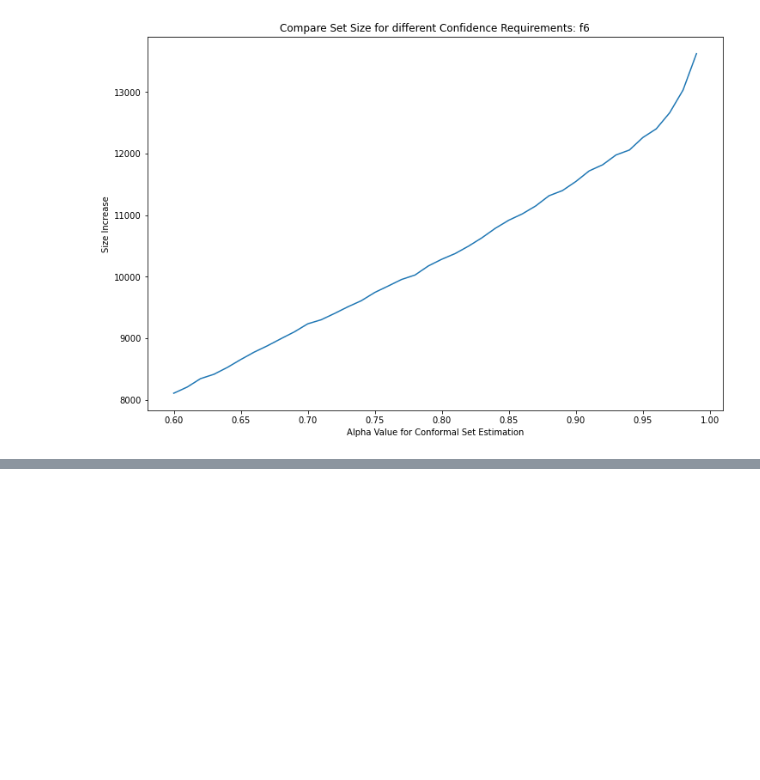
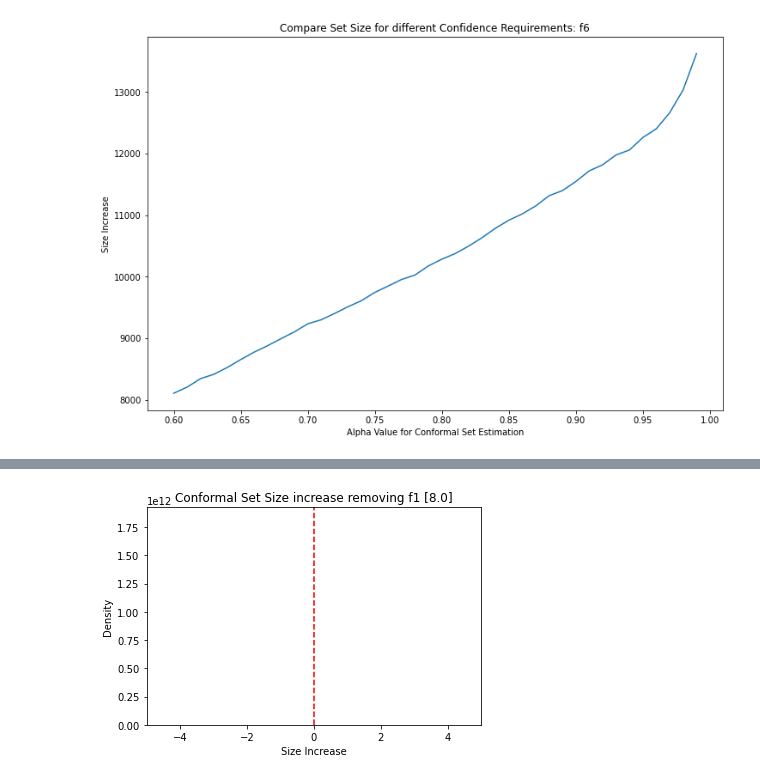
Before and after one commit to JuanMataNaranjo/Explain_Conformal, a Jupyter notebook: linear_data.ipynb, the cells around one changed output, grey strips where cells are left out. Drawn from its saved outputs; the diff is of its cells as text; code cells hidden in the pictures; blank space fills up the shorter version.

Commit message:
Continue experimenting and add quantile prediction (although giving odd results...)

```diff
--- a/linear_data.ipynb
+++ b/linear_data.ipynb
@@ -324,3 +324,100 @@ for variable in ['f1', 'f3', 'f6']:
 [figure]
 [figure]
 [figure]
+# %%
+# Let's try to review this same method but using a Quantile Regressor as model and therefore for the Conformal Predictor too
+
+weights=np.array([8, 4, 0.5, -0.5, 8, -8, -4, -3, 1, 5])
+lineardata = LinearData(n=1000, weights=weights)
+lineardata.X_y_split(y='Y')
+# %%
+from sklearn.linear_model import QuantileRegressor
+import time
+
+plot = None
+type = 'full'
+B = 5
+alpha_model = 0.05
+
+def IOU(conformal_sets_all, conformal_sets_j):
+    loss = []
+    for i in range(len(conformal_sets_all)):
+        tmp = (max(0, conformal_sets_all[i][0]-conformal_sets_j[i][0])+
+                max(0, conformal_sets_j[i][1]-conformal_sets_all[i][1]))/(max(conformal_sets_all[i][1], conformal_sets_j[i][1])-min(conformal_sets_all[i][0], conformal_sets_j[i][0]))
+        loss.append(tmp)
+    return sum(loss)
+
+boot_cov = defaultdict(list)
+boot_size = defaultdict(list)
+boot_IoU = defaultdict(list)
+
+for i in range(B):
+
+    print(i)
+
+    weights=np.array([8, 4, 0.5, -0.5, 8, -8, -4, -3, 1, 5])
+    lineardata = LinearData(n=1000, weights=weights)
+    lineardata.X_y_split(y='Y')
+
+    start = time.time()
+    reg_upper = QuantileRegressor(quantile=1-alpha_model).fit(lineardata.train_data_X, lineardata.train_data_y)
+    reg_lower = QuantileRegressor(quantile=alpha_model).fit(lineardata.train_data_X, lineardata.train_data_y)
+
+    for variable in lineardata.train_data_X.columns:
+
+        simple_conformal = QuantileConformal(alpha=0.05)
+        lambda_all = simple_conformal.calibrate(data_X=lineardata.calib_data_X, data_y=lineardata.calib_data_y, model_upper=reg_upper, model_lower=reg_lower)
+        pred_all = simple_conformal.predict(data=lineardata.test_data_X, model_upper=reg_upper, model_lower=reg_lower, lambda_conformal=lambda_all)
+        cov_all, size_all = simple_conformal.evaluate(pred=pred_all, true_data=lineardata.test_data_y, plot=False)
+
+        data_X_j = copy.copy(lineardata.calib_data_X)
+        data_X_j[variable] = 0
+        data_X_test_j = copy.copy(lineardata.test_data_X)
+        data_X_test_j[variable] = 0
+
+        lambda_j = simple_conformal.calibrate(data_X=data_X_j, data_y=lineardata.calib_data_y, model_upper=reg_upper, model_lower=reg_lower)
+        pred_j = simple_conformal.predict(data=data_X_test_j, model_upper=reg_upper, model_lower=reg_lower, lambda_conformal=lambda_j)
+        cov_j, size_j = simple_conformal.evaluate(pred=pred_j, true_data=lineardata.test_data_y, plot=False)
+        IoU = IOU(pred_all, pred_j)
+
+        boot_cov[variable].extend([cov_j])
+        boot_size[variable].extend([size_j-size_all])
+        boot_IoU[variable].extend([IoU])
+
+import numpy as np
+from matplotlib import pyplot as plt
+
+for i, variable in enumerate(lineardata.calib_data_X.columns):
+
+    data = boot_size[variable]
+
+    # fixed bin size
+    bins = np.arange(min(data), max(data), (max(data)-min(data))/50) # fixed bin size
+
+    plt.xlim([min(0, min(data))-5, max(data)+5])
+
+    plt.hist(data, bins=bins, alpha=0.7, density=True)
+    plt.axvline(x=np.mean(data), color='red', linestyle='--')
+    plt.title('Conformal Set Size increase removing ' + variable + ' [' + str(weights[i]) + ']')
+    plt.xlabel('Size Increase')
+    plt.ylabel('Density')
+    plt.savefig('images\Linear_data\quantile_conformal_set_size_increase_'+variable)
+    plt.show()
+
+for i, variable in enumerate(lineardata.calib_data_X.columns):
+
+    data = boot_IoU[variable]
+
+    # fixed bin size
+    bins = np.arange(min(data), max(data), (max(data)-min(data))/50) # fixed bin size
+
+    plt.xlim([0, max(data)+5])
+
+    plt.hist(data, bins=bins, alpha=0.7, density=True)
+    plt.axvline(x=np.mean(data), color='red', linestyle='--')
+    plt.title('IoU removing ' + variable + ' [' + str(weights[i]) + ']')
+    plt.xlabel('IoU')
+    plt.ylabel('Density')
+    plt.savefig('images\Linear_data\quantile_IoU_'+variable)
+    plt.show()
+# %% [output]
@@ -326,0 +441 @@ for variable in ['f1', 'f3', 'f6']:
+[figure, added]
```
Also changed, not shown: parts of 3 cells of this notebook, 1 other file.
